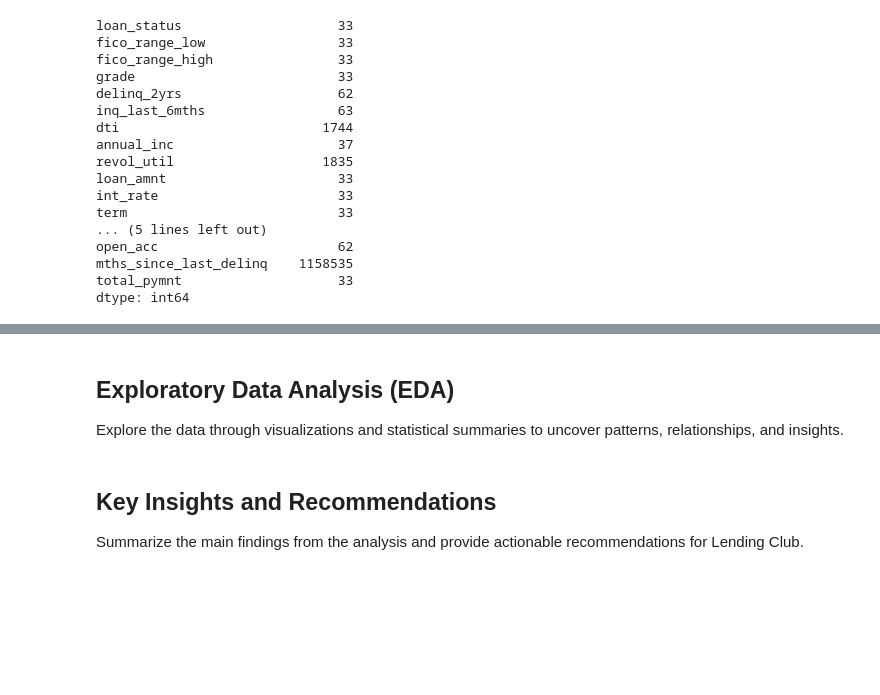
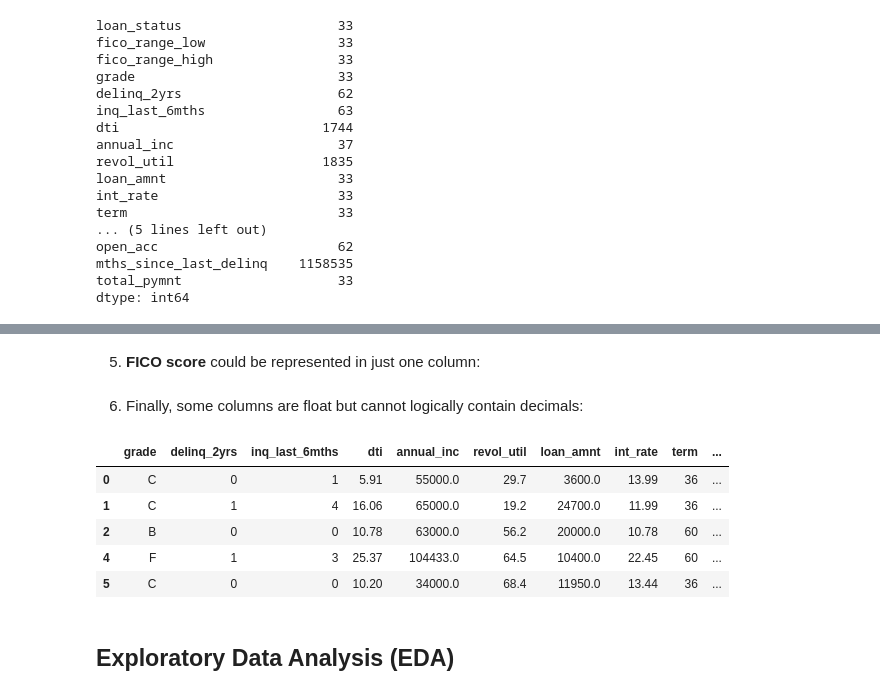
Before and after one commit to diegogomez040/Financial-risk-club-lending, a Jupyter notebook: Finance risk project.ipynb, the cells around one changed output, grey strips where cells are left out. Saved outputs shown, nothing was run; the diff lists cells and outputs as text; code cells hidden in the pictures; blank space fills up the shorter version.

```diff
--- a/Finance risk project.ipynb
+++ b/Finance risk project.ipynb
@@ -279,0 +342,2 @@ Name: count, dtype: int64
+# %% [markdown]
+5. **FICO score** could be represented in just one column:
@@ -279,0 +348,2 @@ Name: count, dtype: int64
+# %% [markdown]
+6. Finally, some columns are float but cannot logically contain decimals:
@@ -280,4 +363,11 @@ Name: count, dtype: int64
+# %%
+df_cleaned.head()
+# %% [output]
+|  | grade | delinq_2yrs | inq_last_6mths | dti | annual_inc | revol_util | loan_amnt | int_rate | term | ... |
+| 0 | C | 0 | 1 | 5.91 | 55000.0 | 29.7 | 3600.0 | 13.99 | 36 | ... |
+| 1 | C | 1 | 4 | 16.06 | 65000.0 | 19.2 | 24700.0 | 11.99 | 36 | ... |
+| 2 | B | 0 | 0 | 10.78 | 63000.0 | 56.2 | 20000.0 | 10.78 | 60 | ... |
+| 4 | F | 1 | 3 | 25.37 | 104433.0 | 64.5 | 10400.0 | 22.45 | 60 | ... |
+| 5 | C | 0 | 0 | 10.20 | 34000.0 | 68.4 | 11950.0 | 13.44 | 36 | ... |
 # %% [markdown]
 ## Exploratory Data Analysis (EDA)
-
-Explore the data through visualizations and statistical summaries to uncover patterns, relationships, and insights.
@@ -309,4 +373,0 @@ plt.show()
-# %% [markdown]
-## Key Insights and Recommendations
-
-Summarize the main findings from the analysis and provide actionable recommendations for Lending Club.
```
Also changed, not shown: parts of 42 cells of this notebook.
